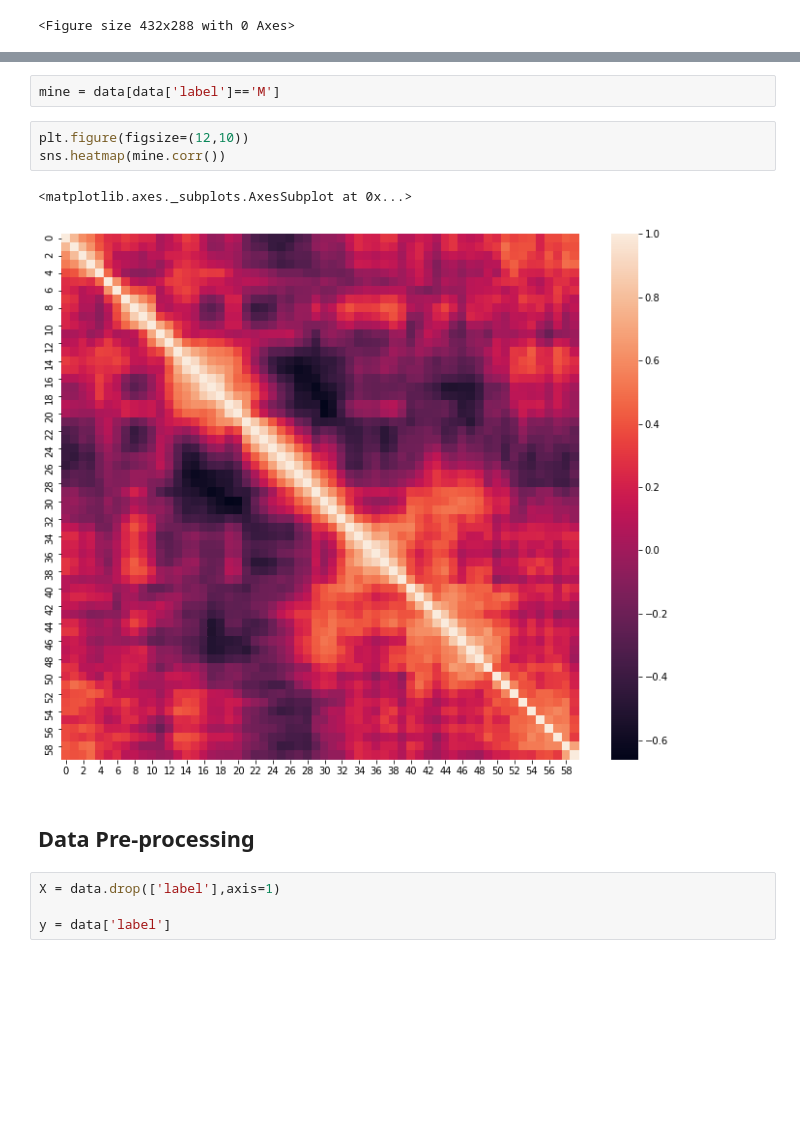
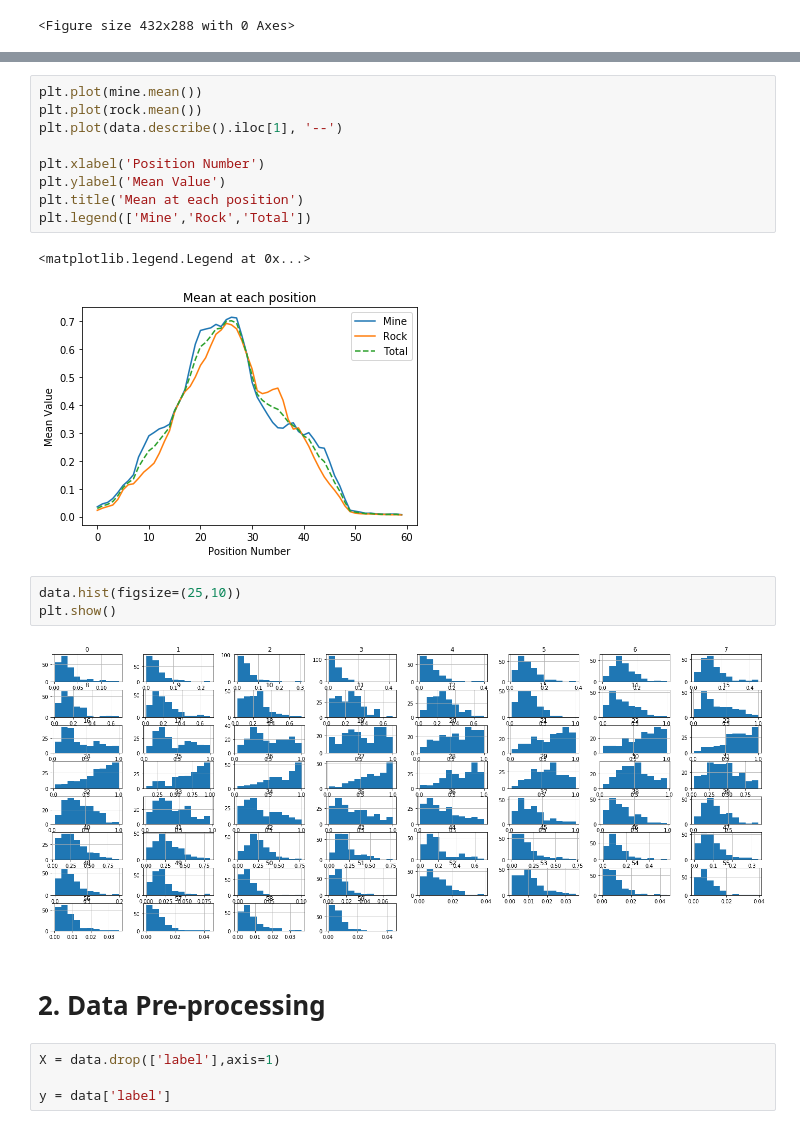
Before and after one commit to leftyamos/amost.github.io, a Jupyter notebook: Mines & Rocks.ipynb, the cells around one changed output, grey strips where cells are left out. Drawn from its saved outputs; the diff is of its cells as text; blank space fills up the shorter version.

```diff
--- a/Mines & Rocks.ipynb
+++ b/Mines & Rocks.ipynb
@@ -125,13 +132,22 @@ sns.heatmap(rock.corr())
-# %%
-mine = data[data['label']=='M']
-# %%
-plt.figure(figsize=(12,10))
-sns.heatmap(mine.corr())
-# %% [output]
-<matplotlib.axes._subplots.AxesSubplot at 0x...>
-[figure, removed]
+# %%
+plt.plot(mine.mean())
+plt.plot(rock.mean())
+plt.plot(data.describe().iloc[1], '--')
+
+plt.xlabel('Position Number')
+plt.ylabel('Mean Value')
+plt.title('Mean at each position')
+plt.legend(['Mine','Rock','Total'])
+# %% [output]
+<matplotlib.legend.Legend at 0x...>
+[figure, added]
+# %%
+data.hist(figsize=(25,10))
+plt.show()
+# %% [output]
+[figure, added]
 # %% [markdown]
-## Data Pre-processing
+# 2. Data Pre-processing
 # %%
 X = data.drop(['label'],axis=1)
 
```
Also changed, not shown: parts of 101 cells of this notebook.
